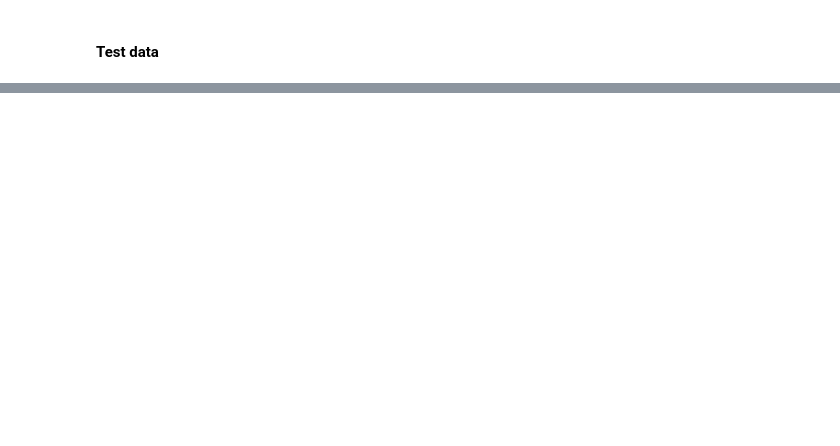
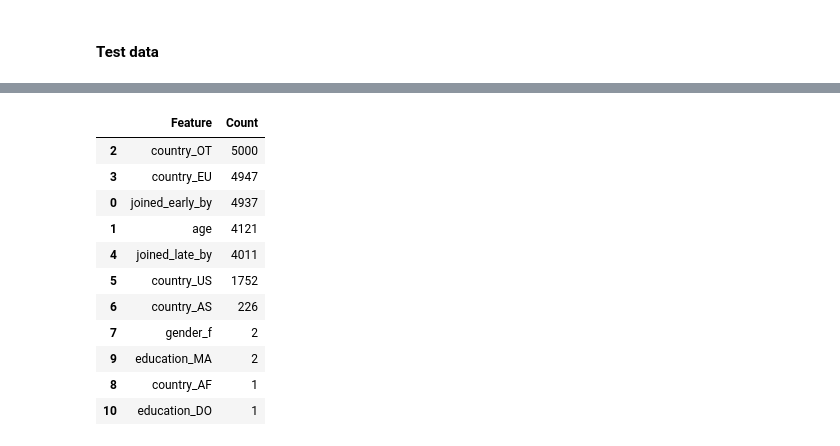
Before and after one commit to pgurazada/MOOCs, a Jupyter notebook: harvard-cb22x/2018-06-13_mooc-cb22x-tuned-cpu.ipynb, the cells around one changed output, grey strips where cells are left out. Saved outputs shown, nothing was run; the diff lists cells and outputs as text; code cells hidden in the pictures; blank space fills up the shorter version.

```diff
--- a/harvard-cb22x/2018-06-13_mooc-cb22x-tuned-cpu.ipynb
+++ b/harvard-cb22x/2018-06-13_mooc-cb22x-tuned-cpu.ipynb
@@ -277,0 +311,9 @@ plh.plot_probs(pred_probs, COURSE_LIST[course_idx], data='validation')
+# %%
+rand_indices = np.random.choice(features_train_df.shape[0], nb_samples, replace=False)
+# %%
+top_5 = []
+# %%
+%%time
+for idx in rand_indices:
+    exp = explainer.explain_instance(features_train_df.iloc[idx], best_model.predict_proba)
+    top_5.append([feature_score for feature_score in exp.as_list()[0:5]])
@@ -277,0 +347,18 @@ plh.plot_probs(pred_probs, COURSE_LIST[course_idx], data='validation')
+# %%
+best_features_list = [feature for sublist in top_5 for feature in sublist]
+# %%
+pd.DataFrame(list(Counter(best_features_list).items()),
+             columns=['Feature', 'Count']).sort_values(by='Count', ascending=False)
+# %% [output]
+|  | Feature | Count |
+| 2 | country_OT | 5000 |
+| 3 | country_EU | 4947 |
+| 0 | joined_early_by | 4937 |
+| 1 | age | 4121 |
+| 4 | joined_late_by | 4011 |
+| 5 | country_US | 1752 |
+| 6 | country_AS | 226 |
+| 7 | gender_f | 2 |
+| 9 | education_MA | 2 |
+| 8 | country_AF | 1 |
+| 10 | education_DO | 1 |
```
Also changed, not shown: parts of 35 cells of this notebook, 1 other file.
